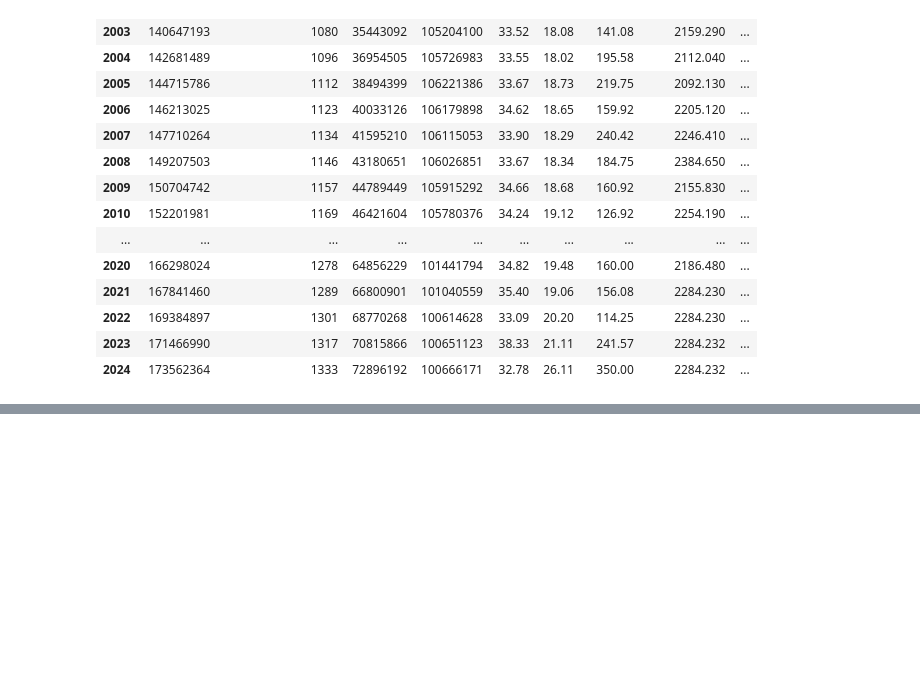
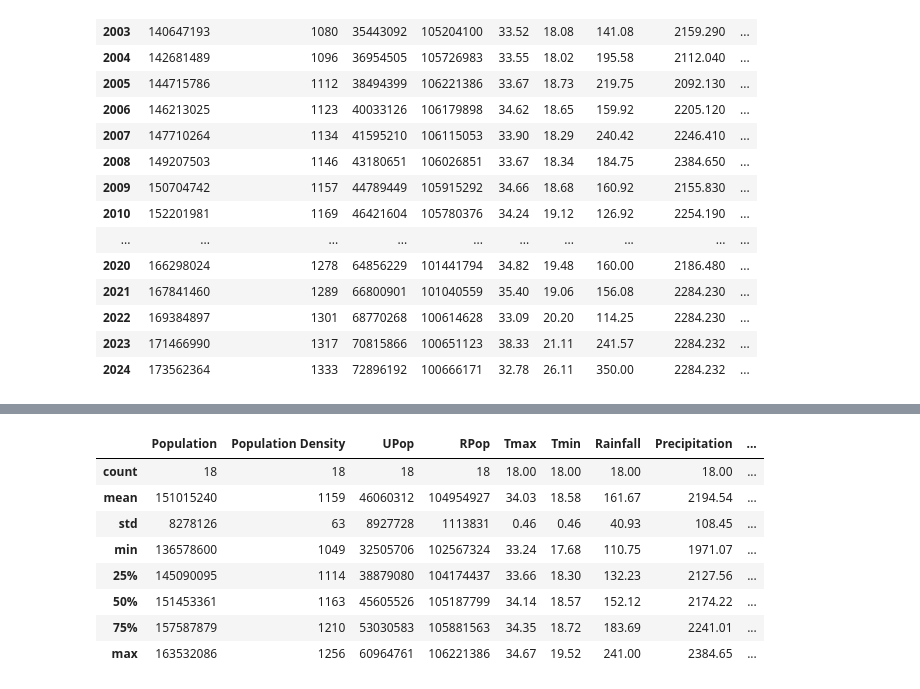
Before and after one commit to awnonbhowmik/DENV-Data-Analysis, a Jupyter notebook: main.ipynb, the cells around one changed output, grey strips where cells are left out. Cells and saved outputs as stored; diff of their text form; code cells hidden in the pictures; blank space fills up the shorter version.

```diff
--- a/main.ipynb
+++ b/main.ipynb
@@ -362,0 +76,21 @@ NameError: name 'normalized_data' is not defined
+# %%
+# Drop the 'Year' column and describe the data
+description = data_epidemic.drop(columns=['Year']).describe()
+
+# Round the non-population columns to 2 decimal places
+description.loc[:, description.columns.difference(['Population', 'Population Density', 'UPop', 'RPop', 'Infected', 'Death'])] = description.loc[:, description.columns.difference(['Population', 'Population Density', 'UPop', 'RPop', 'Infected', 'Death'])].round(2)
+
+# Ensure population columns are integers
+description[['Population', 'Population Density', 'UPop', 'RPop', 'Infected', 'Death']] = description[['Population', 'Population Density', 'UPop', 'RPop', 'Infected', 'Death']].astype(int)
+
+description
+# %% [output]
+|  | Population | Population Density | UPop | RPop | Tmax | Tmin | Rainfall | Precipitation | ... |
+| count | 18 | 18 | 18 | 18 | 18.00 | 18.00 | 18.00 | 18.00 | ... |
+| mean | 151015240 | 1159 | 46060312 | 104954927 | 34.03 | 18.58 | 161.67 | 2194.54 | ... |
+| std | 8278126 | 63 | 8927728 | 1113831 | 0.46 | 0.46 | 40.93 | 108.45 | ... |
+| min | 136578600 | 1049 | 32505706 | 102567324 | 33.24 | 17.68 | 110.75 | 1971.07 | ... |
+| 25% | 145090095 | 1114 | 38879080 | 104174437 | 33.66 | 18.30 | 132.23 | 2127.56 | ... |
+| 50% | 151453361 | 1163 | 45605526 | 105187799 | 34.14 | 18.57 | 152.12 | 2174.22 | ... |
+| 75% | 157587879 | 1210 | 53030583 | 105881563 | 34.35 | 18.72 | 183.69 | 2241.01 | ... |
+| max | 163532086 | 1256 | 60964761 | 106221386 | 34.67 | 19.52 | 241.00 | 2384.65 | ... |
```
Also changed, not shown: parts of 14 cells of this notebook, 2 other files.
